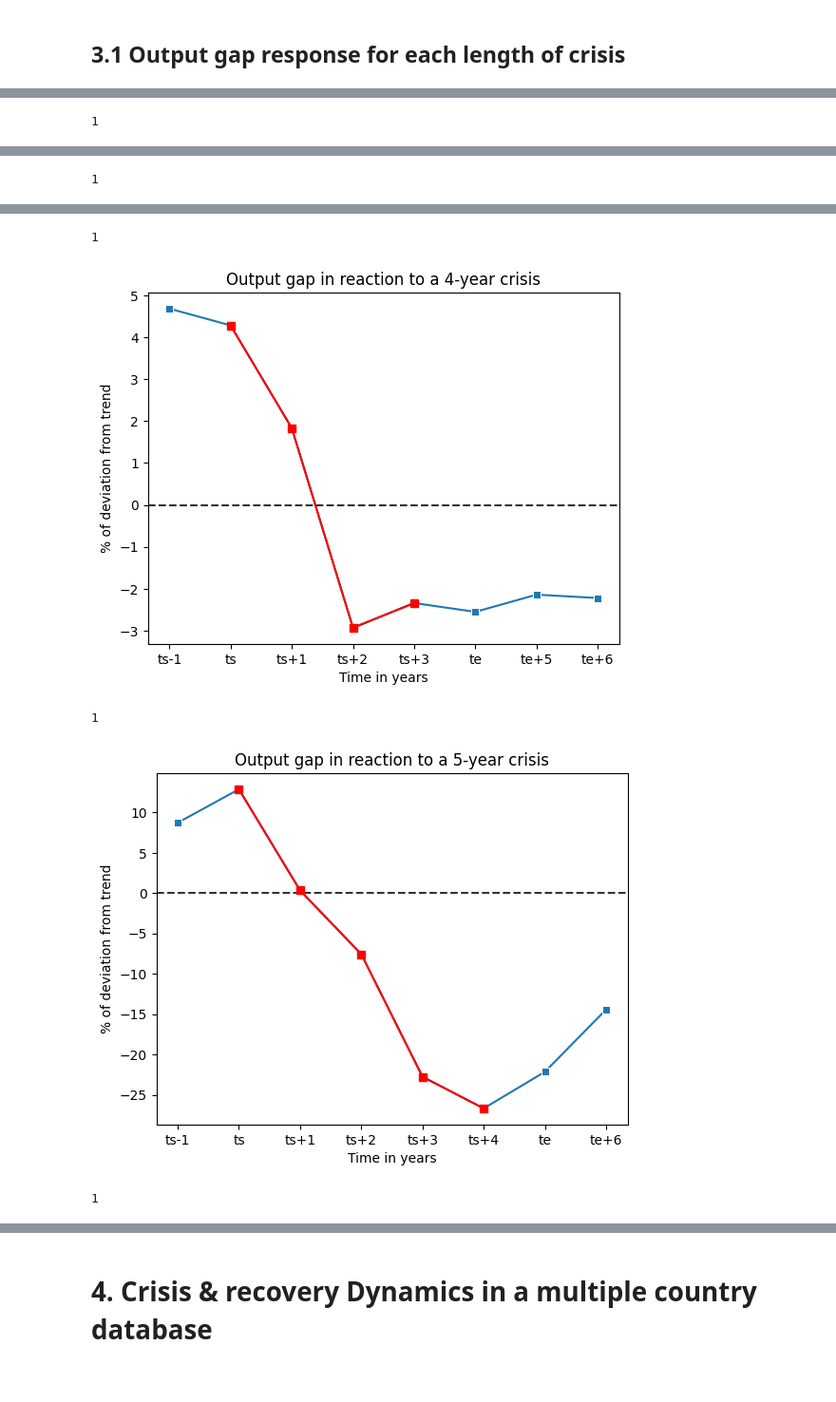
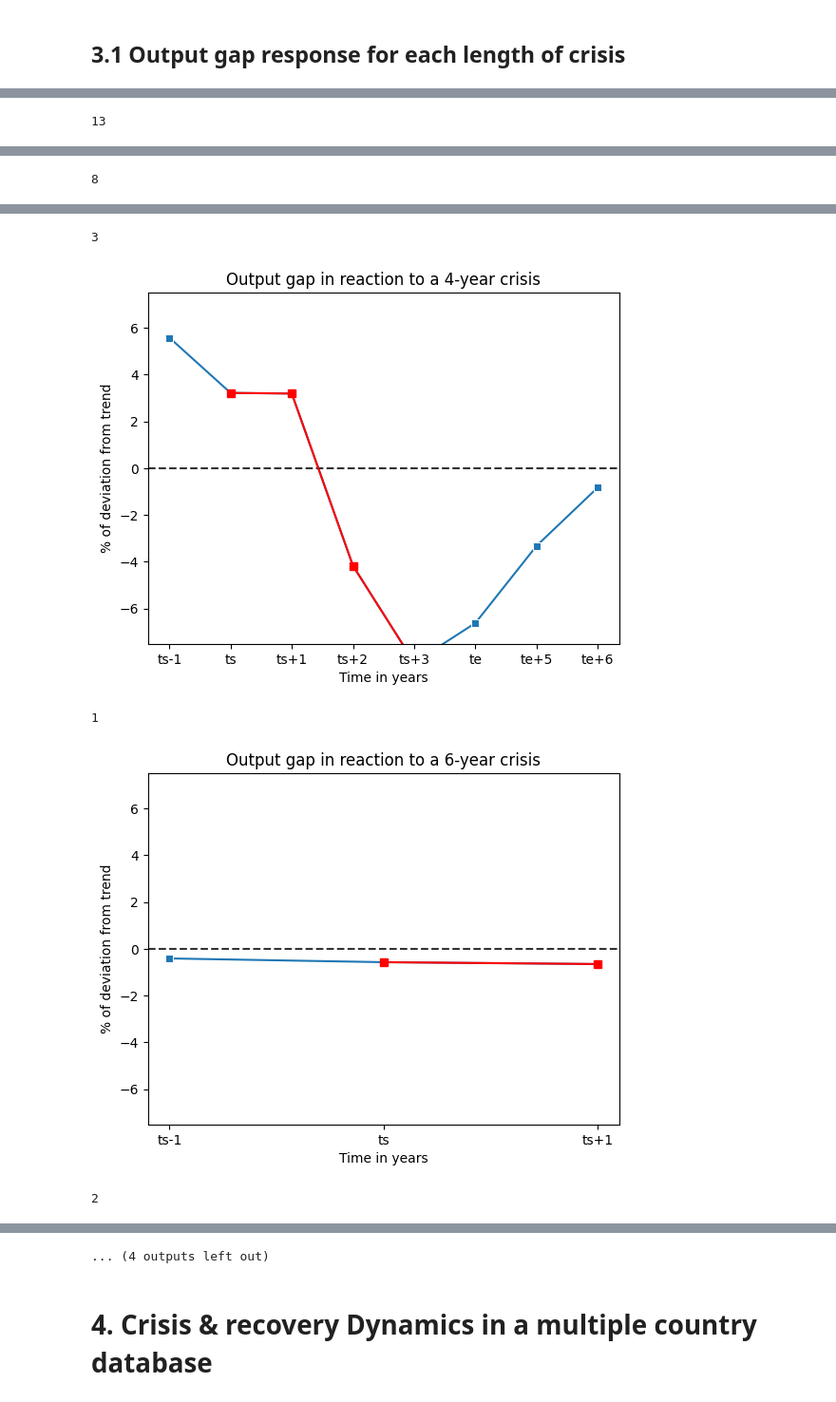
Before and after one commit to blengereau/Depression-and-recovery, a Jupyter notebook: code/mult_countries_research.ipynb, the cells around one changed output, grey strips where cells are left out. Shown at 95% size. Saved outputs shown, nothing was run; the diff lists cells and outputs as text; code cells hidden in the pictures.

```diff
--- a/code/mult_countries_research.ipynb
+++ b/code/mult_countries_research.ipynb
@@ -120 +50,14 @@ global_data
+# %%
+# List of countries
+OCDE = ['DEU', 'AUS', 'AUT', 'BEL', 'CAN', 'CHL', 'COL', 'KOR', 'DNK', 'ESP', 'EST', 'USA', 'FIN', 'FRA', 'GRC', 'HUN', 'IRL', 'ISL', 'ISR', 'ITA', 'JPN', 'MEX', 'NOR', 'NZL', 'NLD', 'POL', 'PRT', 'SVQ', 'GBR', 'SVN', 'CZE', 'SWE', 'CHE', 'TUR']
+G7 = ['CAN', 'FRA', 'DEU', 'ITA', 'JPN', 'GBR', 'USA']
+G20 = ['DEU', 'CAN', 'FRA', 'GBR', 'JPN', 'ITA', 'USA', 'ZAF', 'SAU', 'RUS', 'CHN', 'ARG', 'BRA', 'IND', 'KOR', 'MEX', 'TUR', 'IDN']
+UE = ['DEU', 'AUT', 'BEL', 'DNK', 'ESP', 'NLD', 'POL', 'PRT', 'SWD']
+USA = ['USA']
+
+#Select a list among those listed above:
+countries_selected = G7
+
+#Create a dataset with the data of the countries of the list
+global_data = concat_dataset(GDP_pc, data, countries_selected, 'left')
 # %%
@@ -265,8 +226,7 @@ def extract_inflation_series(data):
                     current_serie.append(data.at[index - 1, 'annual_inflation'])
                 current_serie.append(row['annual_inflation'])
                 for i in range(1,7):
-                    if data.at[index + i, 'inflation_crisis'] == 1 or pd.isna(data.at[index + i,'annual_inflation']):
-                        # data.at[index + i, 'banking_crisis_only_first_year'] == 1 or
+                    if data.at[index + i, 'inflation_crisis'] == 1  or pd.isna(data.at[index + i,'annual_inflation']) or data.at[index + i, 'currency_crisis'] == 1 or (data.at[index + i, 'banking_crisis'] == 1 and data.at[index + i, 'banking_crisis_only_not_first'] != 1):
                         break
                     current_serie.append(data.at[index + i,'annual_inflation'])
                 series.append(current_serie)
@@ -475,17 +447,23 @@ In this approch, we record 15 different crisis event.
 crisis_duration = []
 current_length = 0
 
-for banking_crisis, inflation_crisis, output_gap in zip(global_data_inner['banking_crisis'], global_data_inner['inflation_crisis'], global_data_inner['output_gap']):
-    if banking_crisis == 1 and inflation_crisis != 1 and not np.isnan(output_gap):
-        current_length += 1
-    elif current_length > 0:
-        crisis_duration.append(current_length)
-        current_length = 0
+for index, row in global_data_inner.iterrows():
+    if current_length > 0:
+        if row['banking_crisis'] == 1:
+            current_length += 1
+        else:
+            crisis_duration.append(current_length)
+            current_length = 0
+    else:
+        if row['banking_crisis_only_first_year'] == 1:
+           current_length = +1
 
-# Check if the last sequence extends to the end of the dataset
+#Check if the last sequence extends to the end of the dataset
 if current_length > 0:
     crisis_duration.append(current_length)
 
 print(crisis_duration)
 print(len(crisis_duration))
+print(banking_crisis_only_first_year)
+print(len(banking_crisis_only_first_year))
 # %% [output]
@@ -532,7 +514,7 @@ def extract_output_gap_series(data):
                 current_serie.append(data.at[index - 1, 'output_gap'])
             current_serie.append(row['output_gap'])
             for i in range(1,7):
-                if data.at[index + i, 'inflation_crisis'] == 1 or data.at[index + i, 'banking_crisis_only_first_year'] == 1:
+                if data.at[index + i, 'inflation_crisis'] == 1  or pd.isna(data.at[index + i,'annual_inflation']) or data.at[index + i, 'currency_crisis'] == 1 or (data.at[index + i, 'banking_crisis'] == 1 and data.at[index + i, 'banking_crisis_only_not_first'] != 1):
                     break
                 current_serie.append(data.at[index + i,'output_gap'])
             series.append(current_serie)
@@ -598,7 +580,7 @@ for i in len_freq.Length:
 
     plt.xlabel('Time in years')
     plt.ylabel('% of deviation from trend')
-    # plt.ylim(-7.5,7.5)
+    plt.ylim(-7.5,7.5)
 
     plt.show()
 # %% [output]
@@ -607 +589 @@ for i in len_freq.Length:
-1
+13
@@ -609 +591 @@ for i in len_freq.Length:
-1
+8
@@ -611,5 +593,5 @@ for i in len_freq.Length:
-1
+3
-[figure, old version]
+[figure, new version]
 1
-[figure, old version]
+[figure, new version]
-1
+2
@@ -617,3 +599,4 @@ for i in len_freq.Length:
+... (4 outputs left out)
 # %% [markdown]
 # 4. Crisis & recovery Dynamics in a multiple country database
 # %%
```
Also changed, not shown: parts of 23 cells of this notebook, 1 other file.
